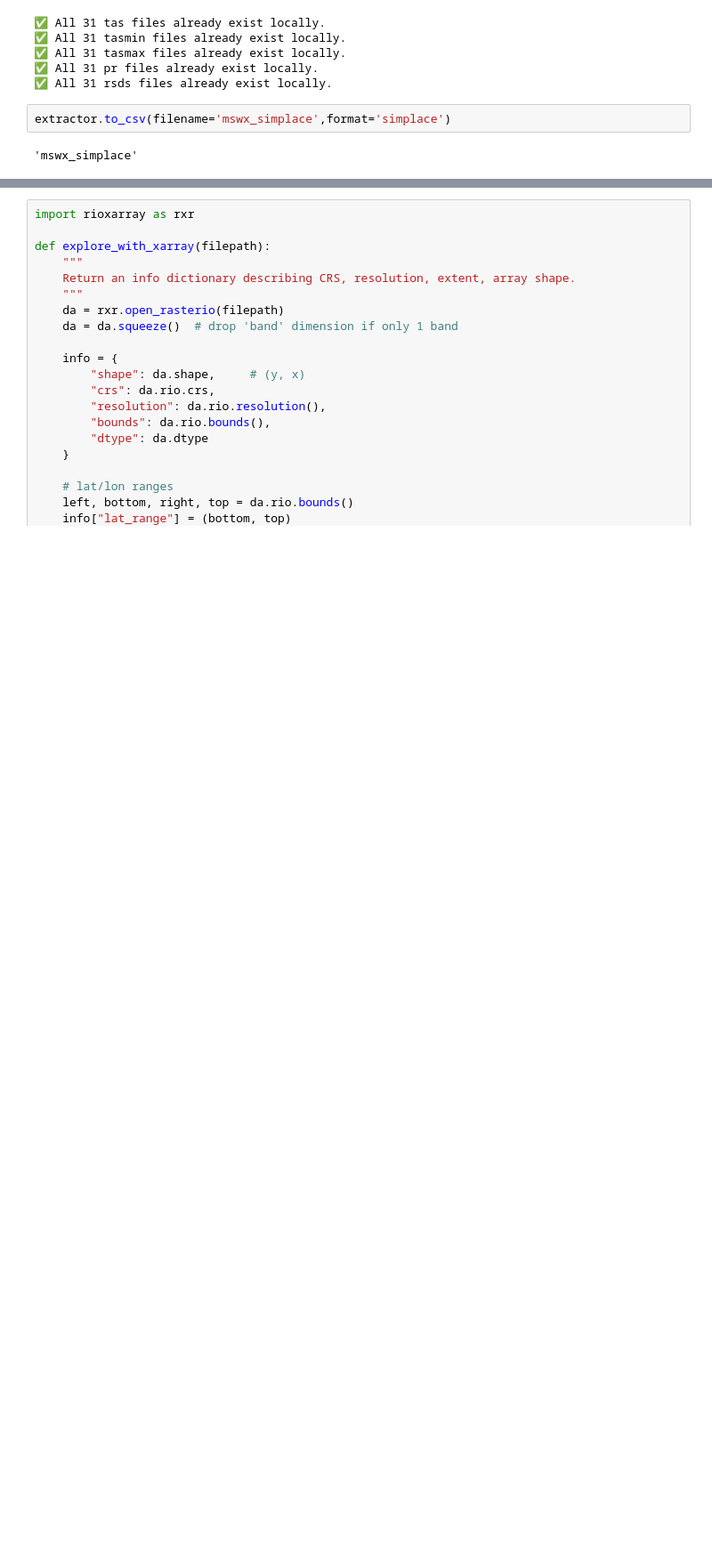
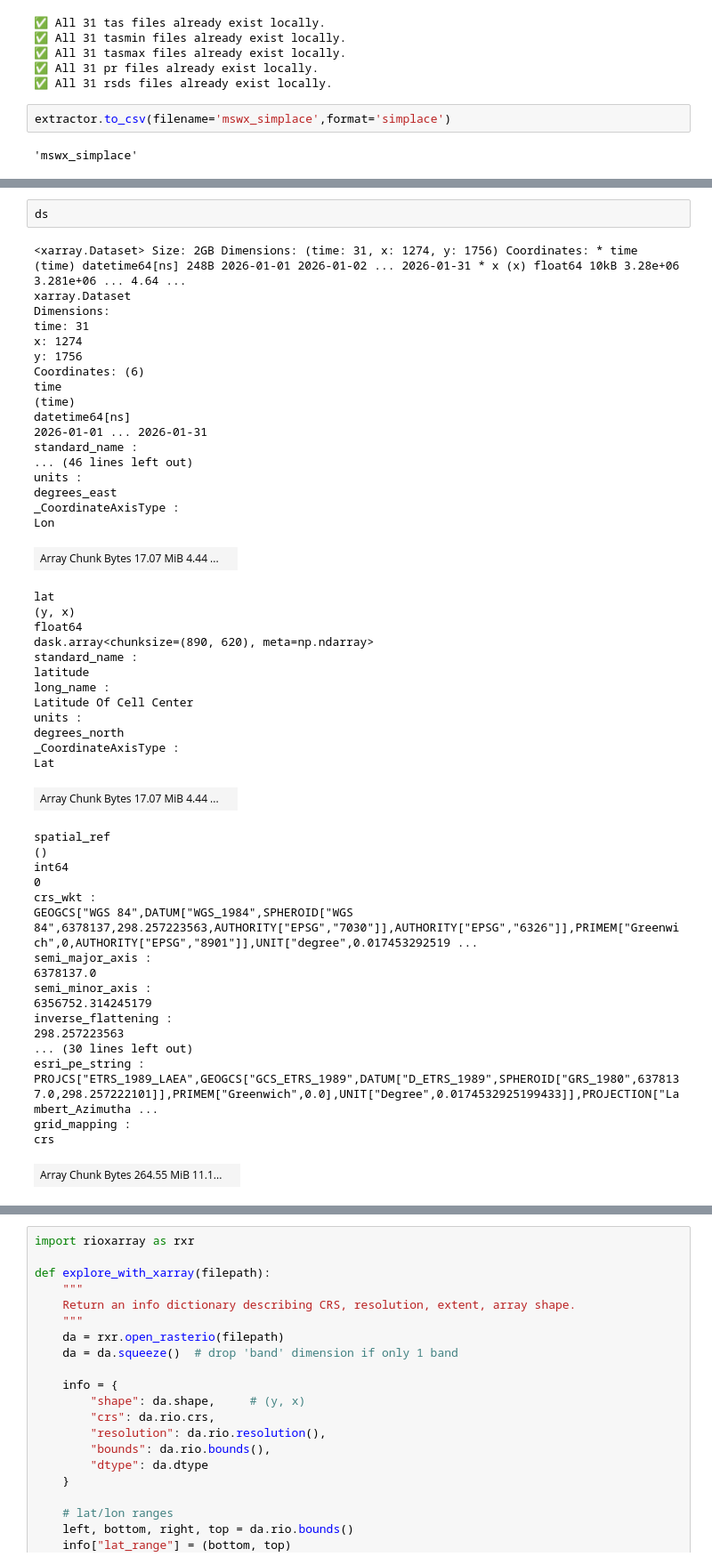
Before and after one commit to Kaushikreddym/climdata, a Jupyter notebook: usecase/simplace_dataprep.ipynb, the cells around one changed output, grey strips where cells are left out. Shown at 89% size. Cells and saved outputs as stored; diff of their text form; blank space fills up the shorter version.

```diff
--- a/usecase/simplace_dataprep.ipynb
+++ b/usecase/simplace_dataprep.ipynb
@@ -28,0 +172,52 @@ extractor.to_csv(filename='mswx_simplace',format='simplace')
+# %%
+ds
+# %% [output]
+<xarray.Dataset> Size: 2GB Dimensions: (time: 31, x: 1274, y: 1756) Coordinates: * time (time) datetime64[ns] 248B 2026-01-01 2026-01-02 ... 2026-01-31 * x (x) float64 10kB 3.28e+06 3.281e+06 ... 4.64 ...
+xarray.Dataset
+Dimensions:
+time: 31
+x: 1274
+y: 1756
+Coordinates: (6)
+time
+(time)
+datetime64[ns]
+2026-01-01 ... 2026-01-31
+standard_name :
+... (46 lines left out)
+units :
+degrees_east
+_CoordinateAxisType :
+Lon
+| Array Chunk Bytes 17.07 MiB 4.44 ... |  |
+lat
+(y, x)
+float64
+dask.array<chunksize=(890, 620), meta=np.ndarray>
+standard_name :
+latitude
+long_name :
+Latitude Of Cell Center
+units :
+degrees_north
+_CoordinateAxisType :
+Lat
+| Array Chunk Bytes 17.07 MiB 4.44 ... |  |
+spatial_ref
+()
+int64
+0
+crs_wkt :
+GEOGCS["WGS 84",DATUM["WGS_1984",SPHEROID["WGS 84",6378137,298.257223563,AUTHORITY["EPSG","7030"]],AUTHORITY["EPSG","6326"]],PRIMEM["Greenwich",0,AUTHORITY["EPSG","8901"]],UNIT["degree",0.017453292519 ...
+semi_major_axis :
+6378137.0
+semi_minor_axis :
+6356752.314245179
+inverse_flattening :
+298.257223563
+... (30 lines left out)
+esri_pe_string :
+PROJCS["ETRS_1989_LAEA",GEOGCS["GCS_ETRS_1989",DATUM["D_ETRS_1989",SPHEROID["GRS_1980",6378137.0,298.257222101]],PRIMEM["Greenwich",0.0],UNIT["Degree",0.0174532925199433]],PROJECTION["Lambert_Azimutha ...
+grid_mapping :
+crs
+| Array Chunk Bytes 264.55 MiB 11.1... |  |
```
Also changed, not shown: parts of 5 cells of this notebook, 10 other files.
